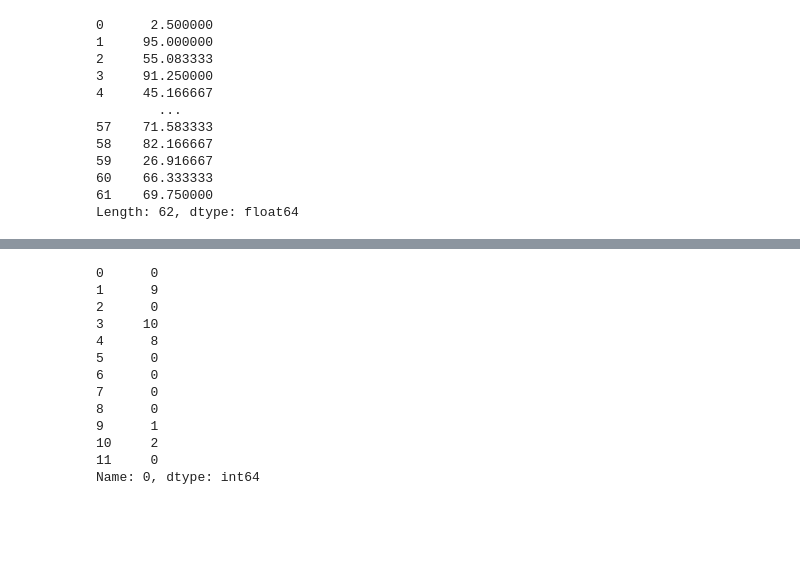
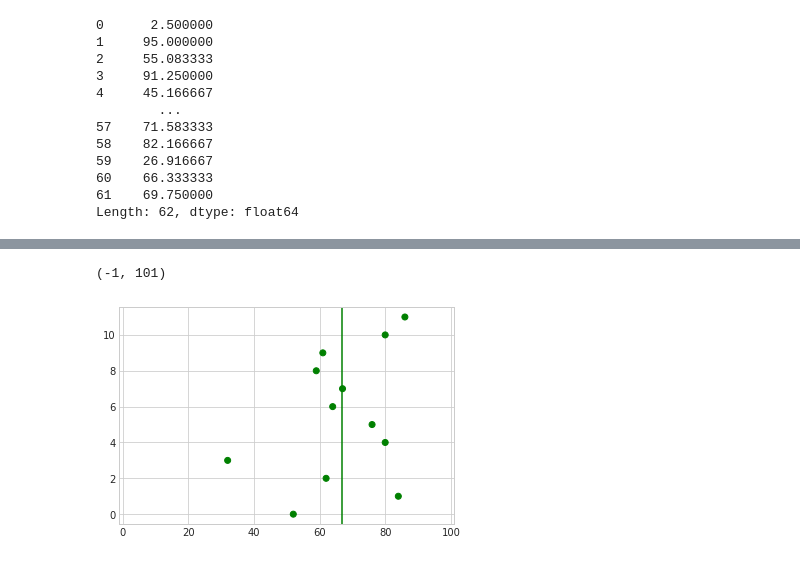
Before and after one commit to peterjmartinson/heart-survey, a Jupyter notebook: Survey.ipynb, the cells around one changed output, grey strips where cells are left out. Saved outputs shown, nothing was run; the diff lists cells and outputs as text; code cells hidden in the pictures; blank space fills up the shorter version.

```diff
--- a/Survey.ipynb
+++ b/Survey.ipynb
@@ -120,16 +113,18 @@ plt.plot(x, y, 'o', color='black')
-# %%
-x
-# %% [output]
-0      0
-1      9
-2      0
-3     10
-4      8
-5      0
-6      0
-7      0
-8      0
-9      1
-10     2
-11     0
-Name: 0, dtype: int64
+# %%
+question = 12
+y = risk.index.values
+x = risk[question]
+x_mean = risk[question].mean()
+colors = []
+for answer in waitlist[question]:
+    if answer == 'Yes':
+        colors.append('green')
+    else:
+        colors.append('red')
+
+plt.scatter(x, y, marker='o', color=colors)
+plt.axvline(x=x_mean, color='green')
+plt.xlim(-1, 101)
+# %% [output]
+(-1, 101)
+[figure, added]
```
Also changed, not shown: parts of 1 cell of this notebook.
